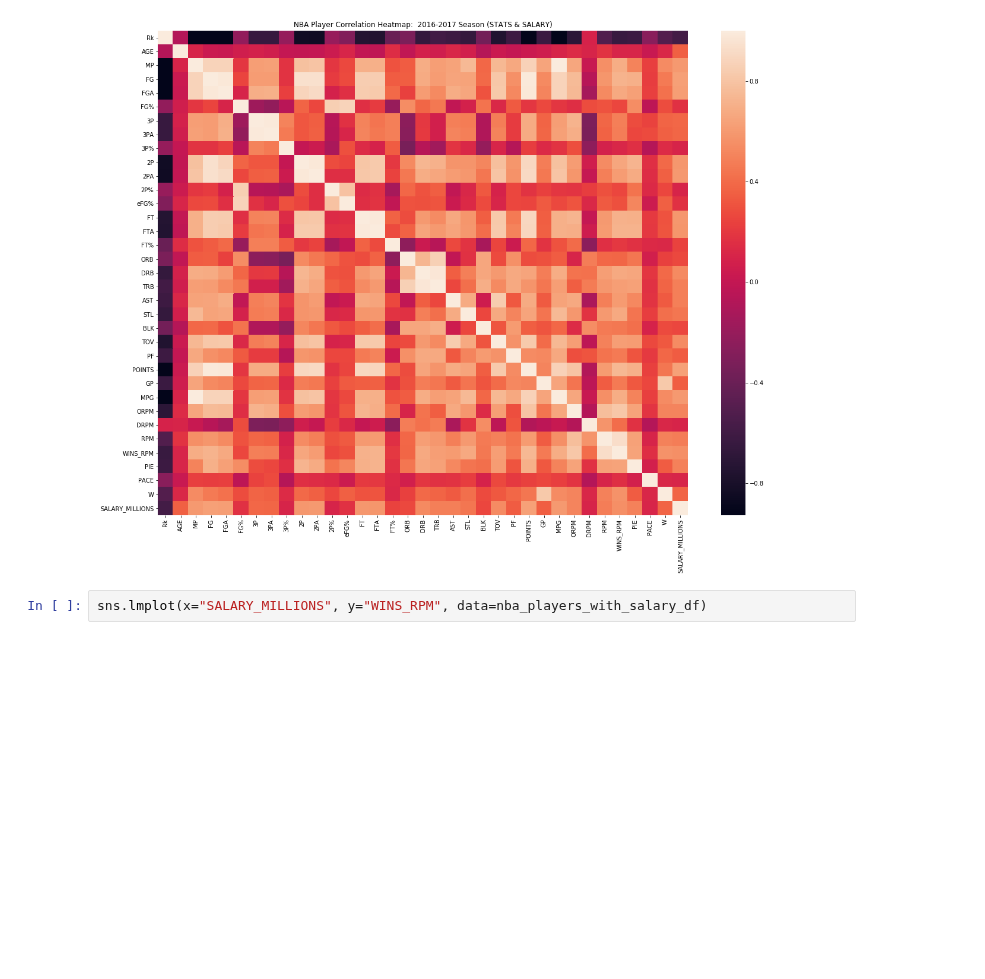
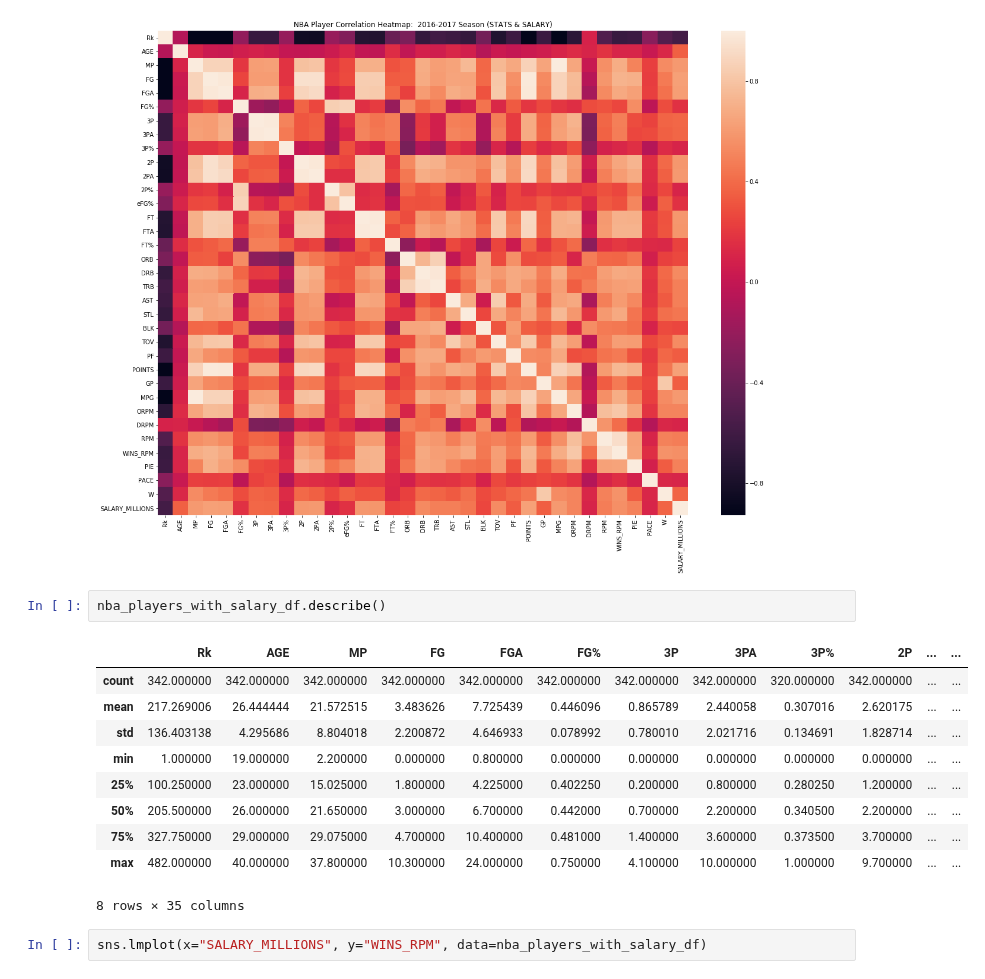
Before and after one commit to noahgift/socialpowernba, a Jupyter notebook: notebooks/nba_player_power_influence_performance.ipynb, the cells around one changed output. Saved outputs shown, nothing was run; the diff lists cells and outputs as text; blank space fills up the shorter version.

```diff
--- a/notebooks/nba_player_power_influence_performance.ipynb
+++ b/notebooks/nba_player_power_influence_performance.ipynb
@@ -132,6 +136,19 @@ sns.heatmap(corr,
 # %% [output]
 <matplotlib.axes._subplots.AxesSubplot at 0x...>
 [figure]
+# %%
+nba_players_with_salary_df.describe()
+# %% [output]
+|  | Rk | AGE | MP | FG | FGA | FG% | 3P | 3PA | 3P% | 2P | ... | ... |
+| count | 342.000000 | 342.000000 | 342.000000 | 342.000000 | 342.000000 | 342.000000 | 342.000000 | 342.000000 | 320.000000 | 342.000000 | ... | ... |
+| mean | 217.269006 | 26.444444 | 21.572515 | 3.483626 | 7.725439 | 0.446096 | 0.865789 | 2.440058 | 0.307016 | 2.620175 | ... | ... |
+| std | 136.403138 | 4.295686 | 8.804018 | 2.200872 | 4.646933 | 0.078992 | 0.780010 | 2.021716 | 0.134691 | 1.828714 | ... | ... |
+| min | 1.000000 | 19.000000 | 2.200000 | 0.000000 | 0.800000 | 0.000000 | 0.000000 | 0.000000 | 0.000000 | 0.000000 | ... | ... |
+| 25% | 100.250000 | 23.000000 | 15.025000 | 1.800000 | 4.225000 | 0.402250 | 0.200000 | 0.800000 | 0.280250 | 1.200000 | ... | ... |
+| 50% | 205.500000 | 26.000000 | 21.650000 | 3.000000 | 6.700000 | 0.442000 | 0.700000 | 2.200000 | 0.340500 | 2.200000 | ... | ... |
+| 75% | 327.750000 | 29.000000 | 29.075000 | 4.700000 | 10.400000 | 0.481000 | 1.400000 | 3.600000 | 0.373500 | 3.700000 | ... | ... |
+| max | 482.000000 | 40.000000 | 37.800000 | 10.300000 | 24.000000 | 0.750000 | 4.100000 | 10.000000 | 1.000000 | 9.700000 | ... | ... |
+8 rows × 35 columns
 # %%
 sns.lmplot(x="SALARY_MILLIONS", y="WINS_RPM", data=nba_players_with_salary_df)
 # %% [output]
```
Also changed, not shown: parts of 11 cells of this notebook, 9 other files.
